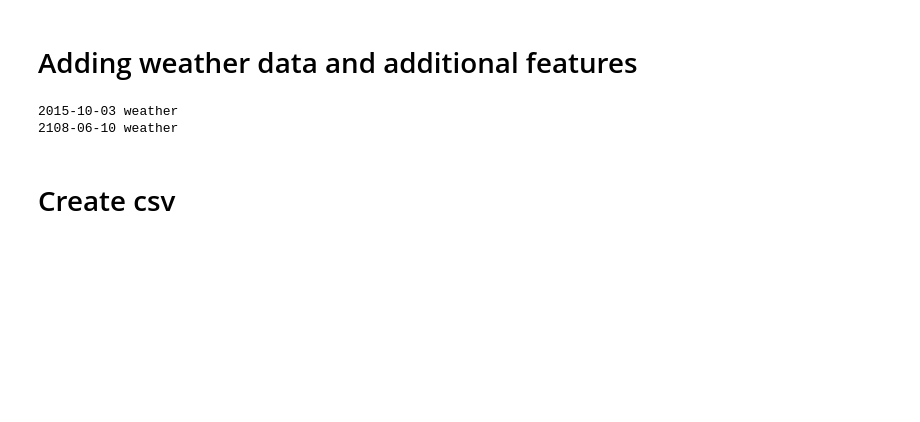
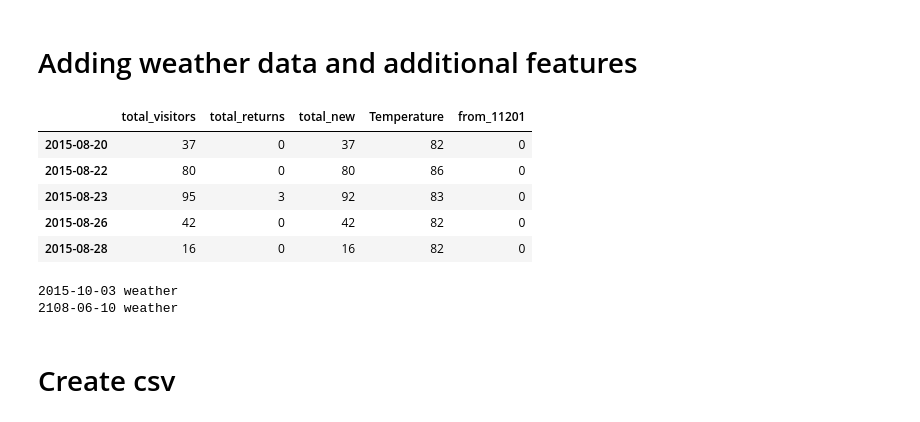
Before and after one commit to Shadhopson/Week1, a Jupyter notebook: Data_And_Data_Creation/make_full_csv.ipynb, the cells around one changed output. Drawn from its saved outputs; the diff is of its cells as text; code cells hidden in the pictures; blank space fills up the shorter version.

```diff
--- a/Data_And_Data_Creation/make_full_csv.ipynb
+++ b/Data_And_Data_Creation/make_full_csv.ipynb
@@ -120,3 +119,12 @@ with open('past_weather2.json', 'r') as f:
     # if the file is empty the ValueError will be thrown
     except ValueError:
         data = {}
+# %%
+summed_by_date.head()
+# %% [output]
+|  | total_visitors | total_returns | total_new | Temperature | from_11201 |
+| 2015-08-20 | 37 | 0 | 37 | 82 | 0 |
+| 2015-08-22 | 80 | 0 | 80 | 86 | 0 |
+| 2015-08-23 | 95 | 3 | 92 | 83 | 0 |
+| 2015-08-26 | 42 | 0 | 42 | 82 | 0 |
+| 2015-08-28 | 16 | 0 | 16 | 82 | 0 |
```
Also changed, not shown: parts of 3 cells of this notebook, 26 other files.
